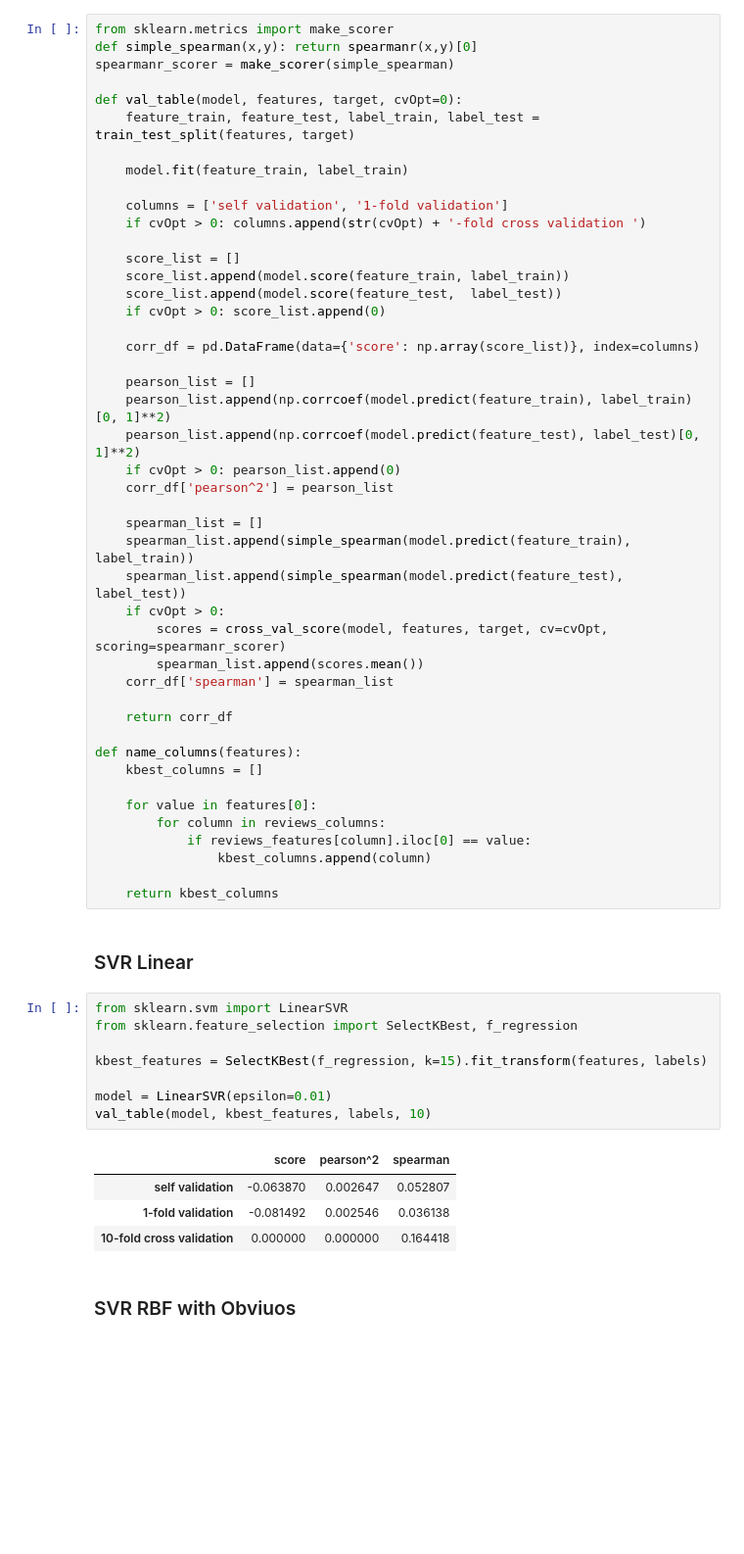
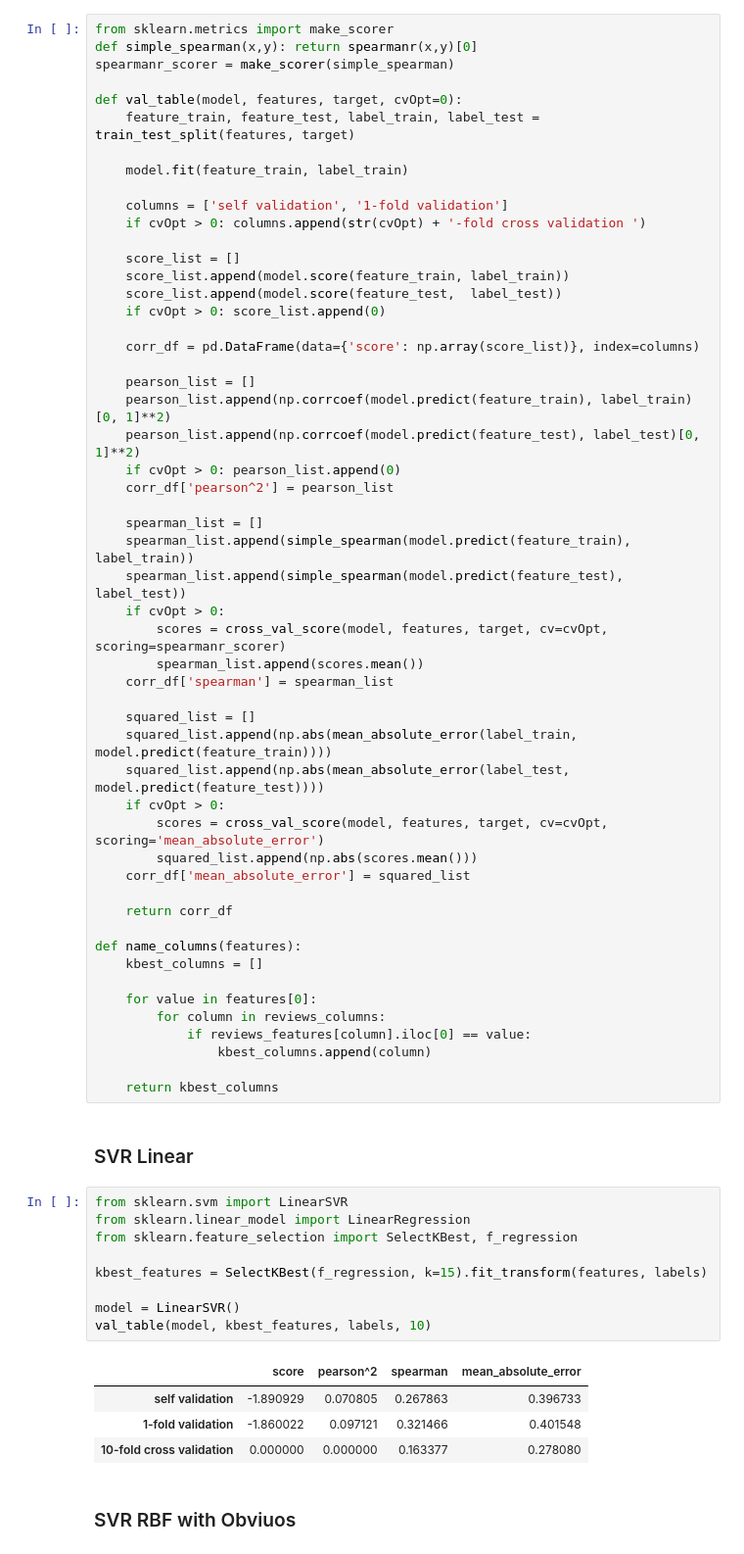
Before and after one commit to heukirne/pyreviews, a Jupyter notebook: experiments/cross_validation.ipynb, the cells around one changed output. Shown at 98% size. Saved outputs shown, nothing was run; the diff lists cells and outputs as text; blank space fills up the shorter version.

```diff
--- a/experiments/cross_validation.ipynb
+++ b/experiments/cross_validation.ipynb
@@ -91,6 +92,14 @@ def val_table(model, features, target, cvOpt=0):
         spearman_list.append(scores.mean())
     corr_df['spearman'] = spearman_list
 
+    squared_list = []
+    squared_list.append(np.abs(mean_absolute_error(label_train, model.predict(feature_train))))
+    squared_list.append(np.abs(mean_absolute_error(label_test, model.predict(feature_test))))
+    if cvOpt > 0:
+        scores = cross_val_score(model, features, target, cv=cvOpt, scoring='mean_absolute_error')
+        squared_list.append(np.abs(scores.mean()))
+    corr_df['mean_absolute_error'] = squared_list
+
     return corr_df
 
 def name_columns(features):
@@ -106,17 +115,18 @@ def name_columns(features):
 ### SVR Linear
 # %%
 from sklearn.svm import LinearSVR
+from sklearn.linear_model import LinearRegression
 from sklearn.feature_selection import SelectKBest, f_regression
 
 kbest_features = SelectKBest(f_regression, k=15).fit_transform(features, labels)
 
-model = LinearSVR(epsilon=0.01)
+model = LinearSVR()
 val_table(model, kbest_features, labels, 10)
 # %% [output]
-|  | score | pearson^2 | spearman |
-| self validation | -0.063870 | 0.002647 | 0.052807 |
-| 1-fold validation | -0.081492 | 0.002546 | 0.036138 |
-| 10-fold cross validation | 0.000000 | 0.000000 | 0.164418 |
+|  | score | pearson^2 | spearman | mean_absolute_error |
+| self validation | -1.890929 | 0.070805 | 0.267863 | 0.396733 |
+| 1-fold validation | -1.860022 | 0.097121 | 0.321466 | 0.401548 |
+| 10-fold cross validation | 0.000000 | 0.000000 | 0.163377 | 0.278080 |
 # %% [markdown]
 ### SVR RBF with Obviuos
 # %%
```
Also changed, not shown: parts of 11 cells of this notebook, 1 other file.
